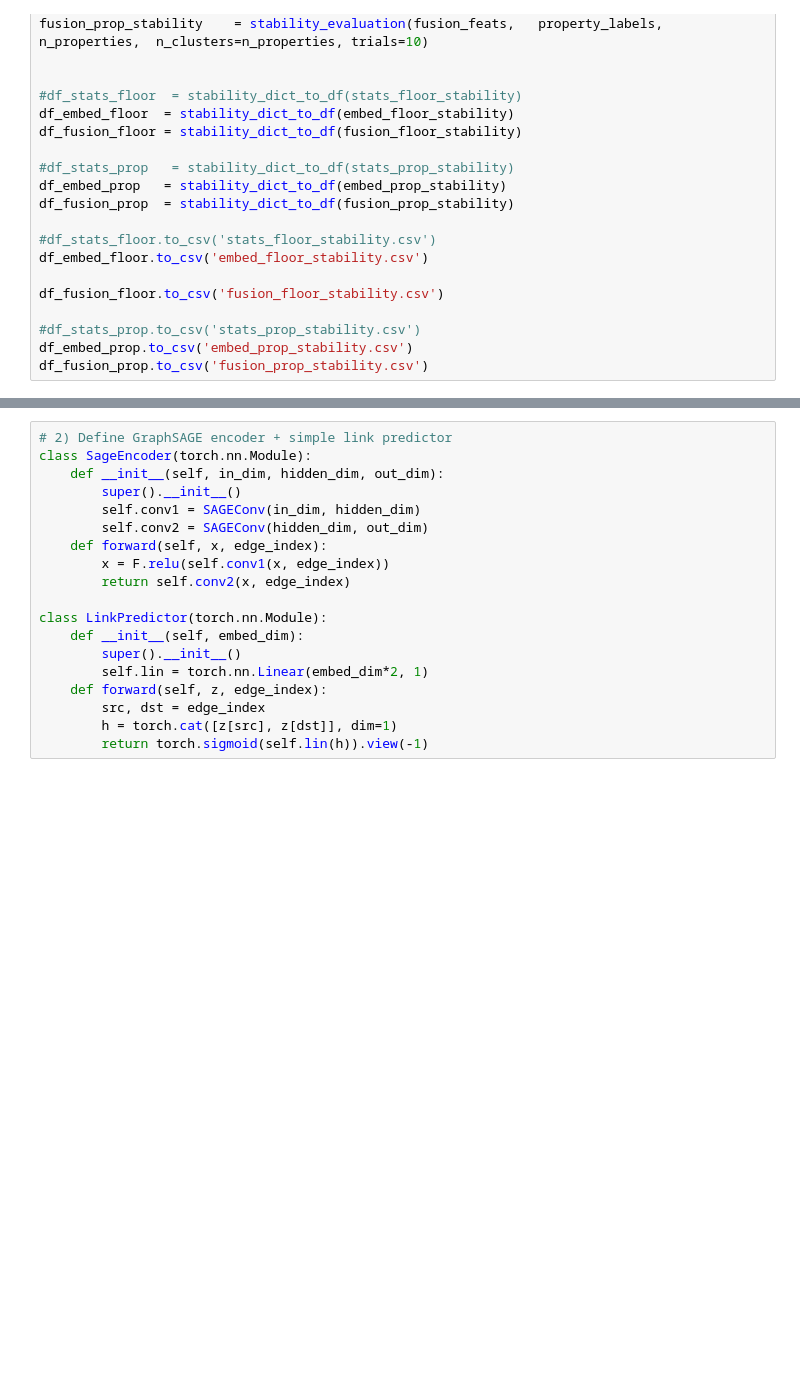
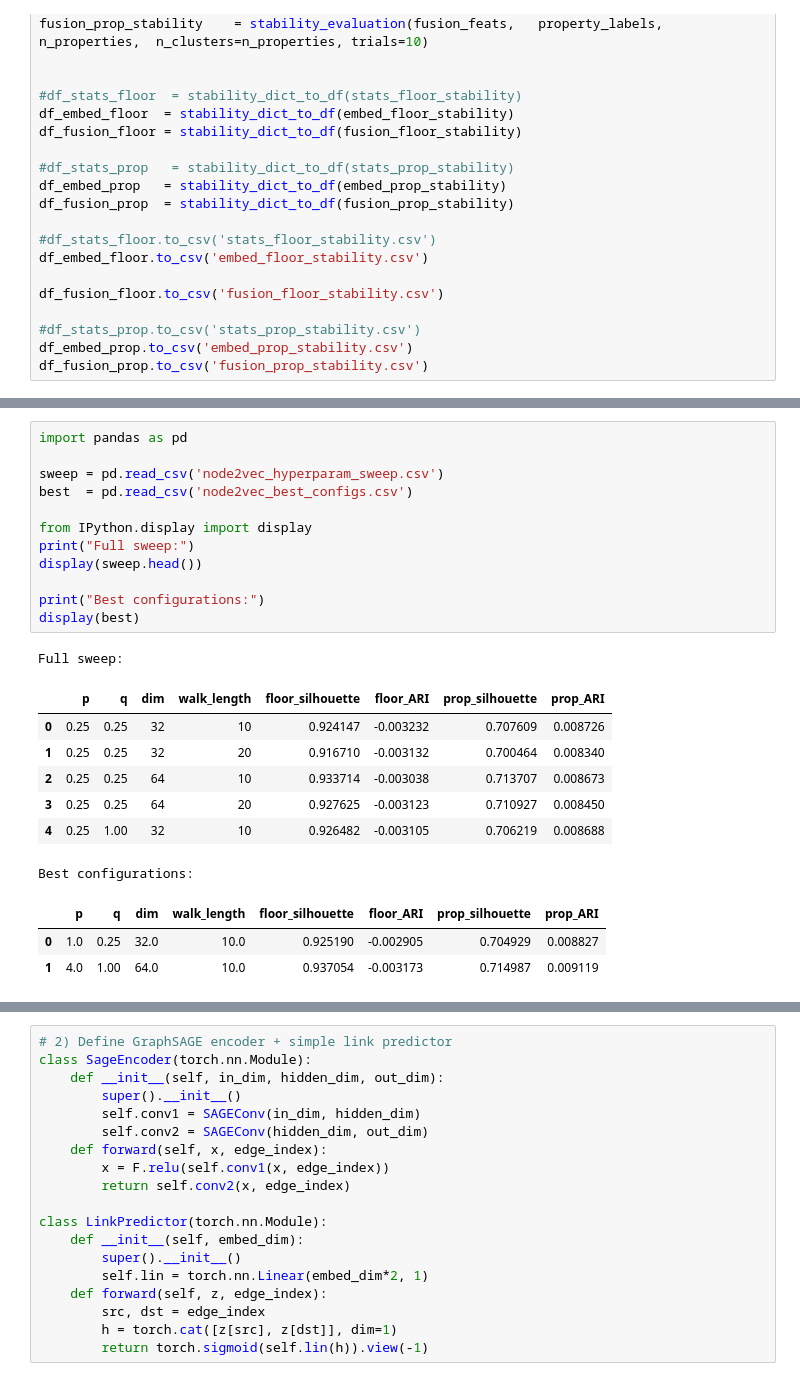
Before and after one commit to Andreihbk/Master-EDA, a Jupyter notebook: gcn_alternative.ipynb, the cells around one changed output, grey strips where cells are left out. Cells and saved outputs as stored; diff of their text form; blank space fills up the shorter version.

```diff
--- a/gcn_alternative.ipynb
+++ b/gcn_alternative.ipynb
@@ -693,0 +782,24 @@ df_fusion_prop.to_csv('fusion_prop_stability.csv')
+# %%
+import pandas as pd
+
+sweep = pd.read_csv('node2vec_hyperparam_sweep.csv')
+best  = pd.read_csv('node2vec_best_configs.csv')
+
+from IPython.display import display
+print("Full sweep:")
+display(sweep.head())
+
+print("Best configurations:")
+display(best)
+# %% [output]
+Full sweep:
+|  | p | q | dim | walk_length | floor_silhouette | floor_ARI | prop_silhouette | prop_ARI |
+| 0 | 0.25 | 0.25 | 32 | 10 | 0.924147 | -0.003232 | 0.707609 | 0.008726 |
+| 1 | 0.25 | 0.25 | 32 | 20 | 0.916710 | -0.003132 | 0.700464 | 0.008340 |
+| 2 | 0.25 | 0.25 | 64 | 10 | 0.933714 | -0.003038 | 0.713707 | 0.008673 |
+| 3 | 0.25 | 0.25 | 64 | 20 | 0.927625 | -0.003123 | 0.710927 | 0.008450 |
+| 4 | 0.25 | 1.00 | 32 | 10 | 0.926482 | -0.003105 | 0.706219 | 0.008688 |
+Best configurations:
+|  | p | q | dim | walk_length | floor_silhouette | floor_ARI | prop_silhouette | prop_ARI |
+| 0 | 1.0 | 0.25 | 32.0 | 10.0 | 0.925190 | -0.002905 | 0.704929 | 0.008827 |
+| 1 | 4.0 | 1.00 | 64.0 | 10.0 | 0.937054 | -0.003173 | 0.714987 | 0.009119 |
```
Also changed, not shown: parts of 8 cells of this notebook.
